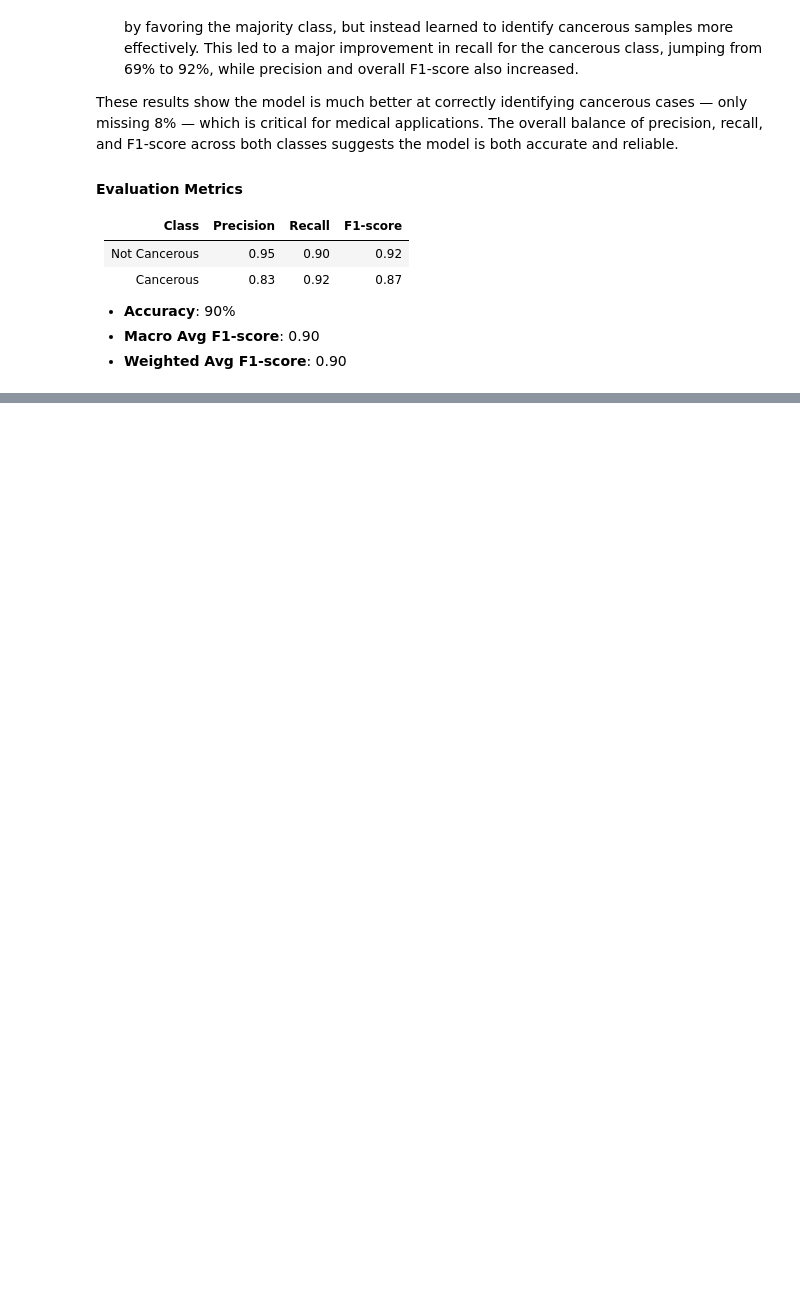
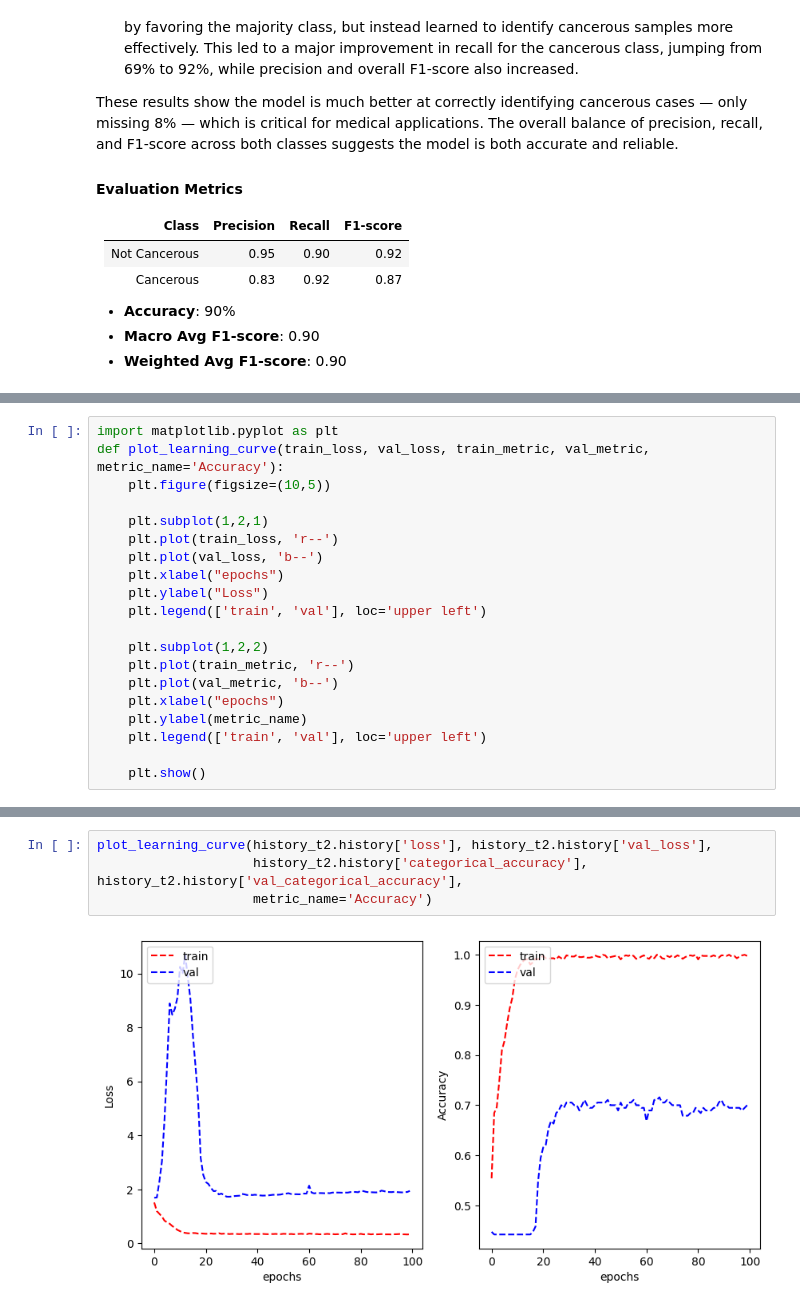
Before and after one commit to merve-soylu/machine-learning-2, a Jupyter notebook: Combined+Task1.ipynb, the cells around one changed output, grey strips where cells are left out. Saved outputs shown, nothing was run; the diff lists cells and outputs as text; blank space fills up the shorter version.

```diff
--- a/Combined+Task1.ipynb
+++ b/Combined+Task1.ipynb
@@ -592,0 +599,20 @@ These results show the model is much better at correctly identifying cancerous c
+# %%
+import matplotlib.pyplot as plt
+def plot_learning_curve(train_loss, val_loss, train_metric, val_metric, metric_name='Accuracy'):
+    plt.figure(figsize=(10,5))
+
+    plt.subplot(1,2,1)
+    plt.plot(train_loss, 'r--')
+    plt.plot(val_loss, 'b--')
+    plt.xlabel("epochs")
+    plt.ylabel("Loss")
+    plt.legend(['train', 'val'], loc='upper left')
+
+    plt.subplot(1,2,2)
+    plt.plot(train_metric, 'r--')
+    plt.plot(val_metric, 'b--')
+    plt.xlabel("epochs")
+    plt.ylabel(metric_name)
+    plt.legend(['train', 'val'], loc='upper left')
+
+    plt.show()
@@ -592,0 +813,6 @@ These results show the model is much better at correctly identifying cancerous c
+# %%
+plot_learning_curve(history_t2.history['loss'], history_t2.history['val_loss'],
+                    history_t2.history['categorical_accuracy'], history_t2.history['val_categorical_accuracy'],
+                    metric_name='Accuracy')
+# %% [output]
+[figure, added]
```
Also changed, not shown: parts of 13 cells of this notebook, 1 other file.
